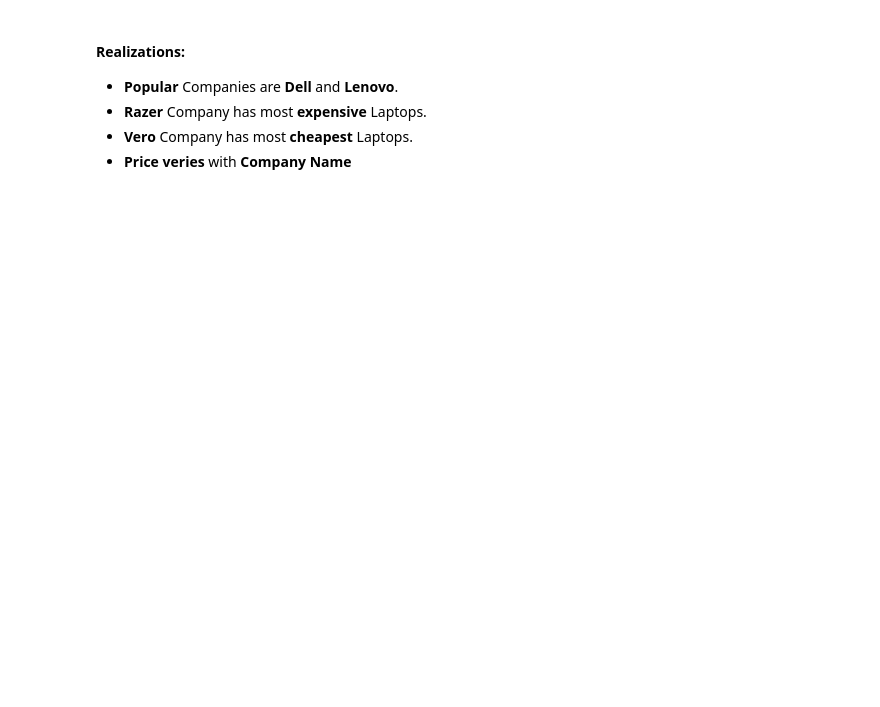
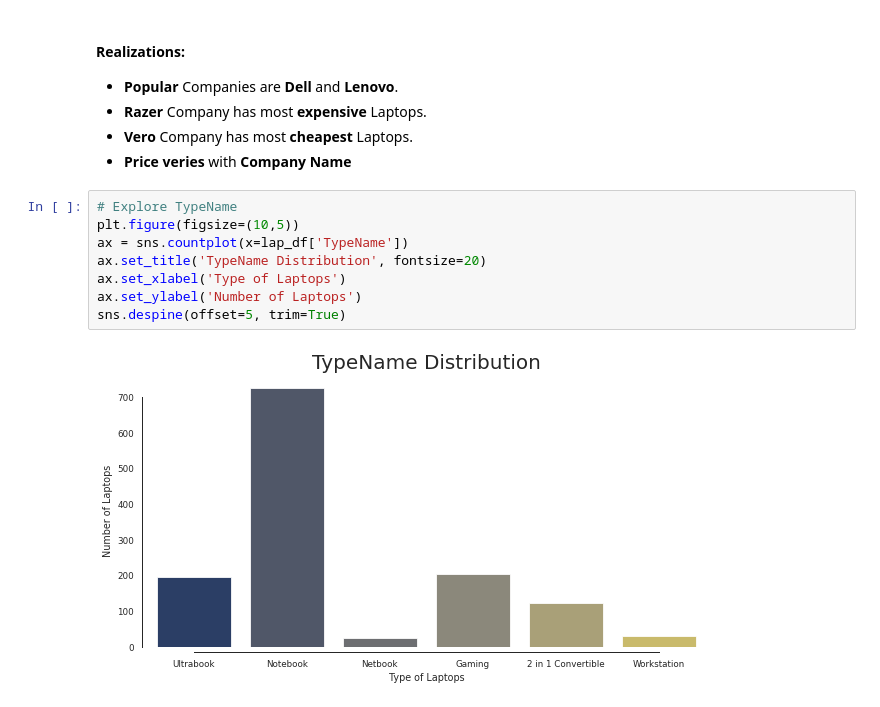
Before and after one commit to mebi-ali/Laptop_Price_Predictor, a Jupyter notebook: laptop-price-predictor.ipynb, the cells around one changed output. Cells and saved outputs as stored; diff of their text form; blank space fills up the shorter version.

```diff
--- a/laptop-price-predictor.ipynb
+++ b/laptop-price-predictor.ipynb
@@ -255,3 +256,13 @@ sns.despine(offset=20, trim=True)
 * **Razer** Company has most **expensive** Laptops.
 * **Vero** Company has most **cheapest** Laptops.
 * **Price** **veries** with **Company Name**
+# %%
+# Explore TypeName
+plt.figure(figsize=(10,5))
+ax = sns.countplot(x=lap_df['TypeName'])
+ax.set_title('TypeName Distribution', fontsize=20)
+ax.set_xlabel('Type of Laptops')
+ax.set_ylabel('Number of Laptops')
+sns.despine(offset=5, trim=True)
+# %% [output]
+[figure, added]
```
Also changed, not shown: parts of 20 cells of this notebook.
